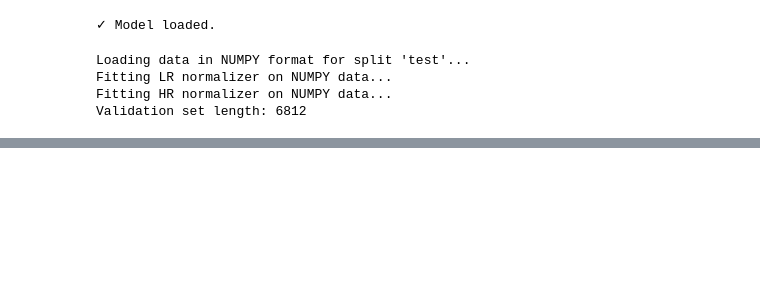
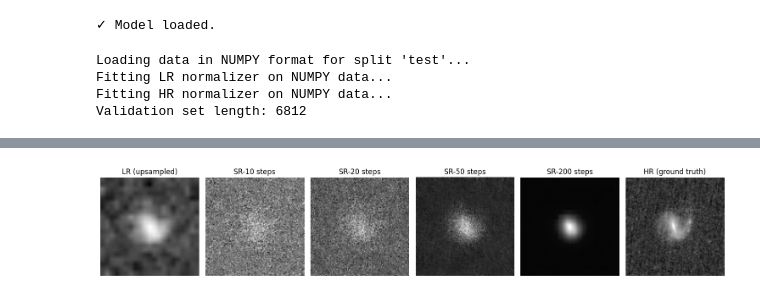
Before and after one commit to xoubish/superNISP, a Jupyter notebook: code/diffusion/diffusion_test.ipynb, the cells around one changed output, grey strips where cells are left out. Cells and saved outputs as stored; diff of their text form; code cells hidden in the pictures; blank space fills up the shorter version.

```diff
--- a/code/diffusion/diffusion_test.ipynb
+++ b/code/diffusion/diffusion_test.ipynb
@@ -614,0 +93,67 @@ print(f"Average SSIM: {avg_ssim:.3f}")
+# %%
+import torch
+import torch.nn.functional as F
+import matplotlib.pyplot as plt
+
+def viz(x):
+    """Normalize an image to [0,1] for display."""
+    x = x.squeeze()
+    vmin, vmax = x.min(), x.max()
+    return (x - vmin) / (vmax - vmin + 1e-8)
+
+def diffusion_timestep_figure(model, val_ds, idx, steps=[10, 50, 500, 2000], figsize=(15,4)):
+    """Plot LR → SR at different sampling depths → HR."""
+
+    device = next(model.parameters()).device
+
+    # load data
+    lr, hr = val_ds[idx]
+    lr = lr.unsqueeze(0).to(device)
+    hr = hr.unsqueeze(0).to(device)
+
+    # upsample LR for display
+    lr_up = F.interpolate(lr, size=hr.shape[-2:], mode="bilinear", align_corners=False).cpu()[0]
+
+    # run diffusion for each step count
+    sr_list = []
+    with torch.no_grad():
+        for s in steps:
+            sr = model.sample(
+                lr,
+                num_steps=s,
+                deterministic=True     # DDIM-like sampling
+            )[0].cpu()
+            sr_list.append(sr)
+
+    # ---- plotting ----
+    ncols = 2 + len(steps)  # LR + (SRs) + HR
+    plt.figure(figsize=figsize)
+
+    # LR panel
+    plt.subplot(1, ncols, 1)
+    plt.title("LR (upsampled)")
+    plt.imshow(viz(lr_up), cmap="gray")
+    plt.axis("off")
+
+    # SR panels
+    for i, (s, sr) in enumerate(zip(steps, sr_list)):
+        plt.subplot(1, ncols, i+2)
+        plt.title(f"SR-{s} steps")
+        plt.imshow(viz(sr), cmap="gray")
+        plt.axis("off")
+
+    # HR panel
+    plt.subplot(1, ncols, ncols)
+    plt.title("HR (ground truth)")
+    plt.imshow(viz(hr.cpu()), cmap="gray")
+    plt.axis("off")
+
+    plt.tight_layout()
+    plt.savefig("figure_2_ch3.png", dpi=300, bbox_inches="tight")
+    plt.show()
+
+
+# ---- Call the function ----
+diffusion_timestep_figure(model, val_ds, idx=251, steps=[10, 20, 50, 200])
+# %% [output]
+[figure, added]
```
Also changed, not shown: parts of 19 cells of this notebook, 6 other files.
